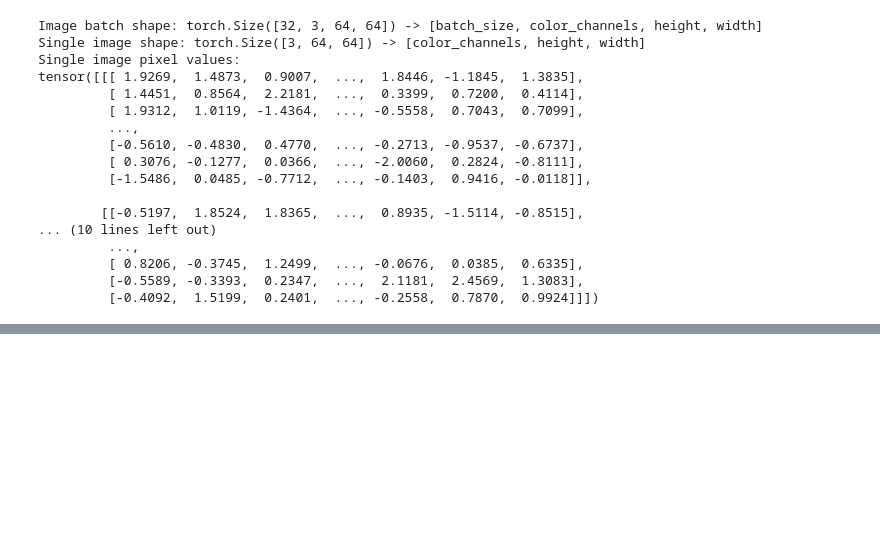
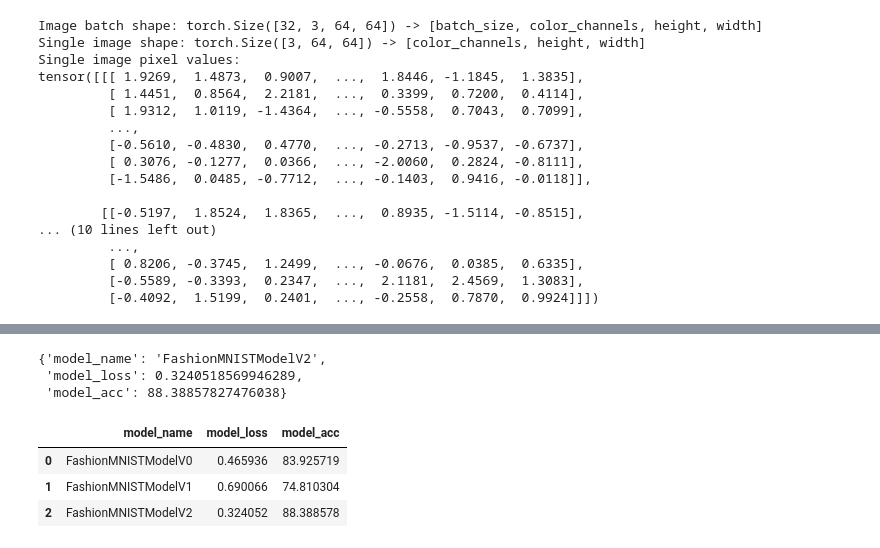
Before and after one commit to fahim-506/deep-learning-with-pytorch, a Jupyter notebook: notebooks/03_pytorch_computer_vision.ipynb, the cells around one changed output, grey strips where cells are left out. Cells and saved outputs as stored; diff of their text form; code cells hidden in the pictures; blank space fills up the shorter version.

Commit message:
compare all model results

```diff
--- a/notebooks/03_pytorch_computer_vision.ipynb
+++ b/notebooks/03_pytorch_computer_vision.ipynb
@@ -690,0 +829,29 @@ tensor([[[ 1.9269,  1.4873,  0.9007,  ...,  1.8446, -1.1845,  1.3835],
+# %%
+# Setup loss and optimizer
+loss_fn = nn.CrossEntropyLoss()
+optimizer = torch.optim.SGD(params=model_2.parameters(),
+                             lr=0.1)
+# %%
+torch.manual_seed(42)
+train_time_start = timer()
+epochs =3
+for epoch in tqdm(range(epochs)):
+    print(f"Epoch: {epoch}\n---------")
+    train_step(data_loader=train_dataloader,
+               model=model_2,
+               loss_fn=loss_fn,
+               optimizer=optimizer,
+               accuracy_fn=accuracy_fn,
+               device=device)
+
+    test_step(data_loader=test_dataloader,
+              model= model_2,
+              loss_fn=loss_fn,
+              accuracy_fn=accuracy_fn,
+              device=device
+              )
+
+train_time_end = timer()
+total_train_time_model_2 = print_train_time(start=train_time_start,
+end=train_time_end,
+device=device)
@@ -690,0 +875,21 @@ tensor([[[ 1.9269,  1.4873,  0.9007,  ...,  1.8446, -1.1845,  1.3835],
+# %%
+model_2_results = eval_model(
+    model=model_2,
+    data_loader=test_dataloader,
+    loss_fn=loss_fn,
+    accuracy_fn=accuracy_fn
+)
+
+model_2_results
+# %% [output]
+{'model_name': 'FashionMNISTModelV2',
+ 'model_loss': 0.3240518569946289,
+ 'model_acc': 88.38857827476038}
+# %%
+compare_results = pd.DataFrame([model_0_results,model_1_results,model_2_results])
+compare_results
+# %% [output]
+|  | model_name | model_loss | model_acc |
+| 0 | FashionMNISTModelV0 | 0.465936 | 83.925719 |
+| 1 | FashionMNISTModelV1 | 0.690066 | 74.810304 |
+| 2 | FashionMNISTModelV2 | 0.324052 | 88.388578 |
```
Also changed, not shown: parts of 11 cells of this notebook.
